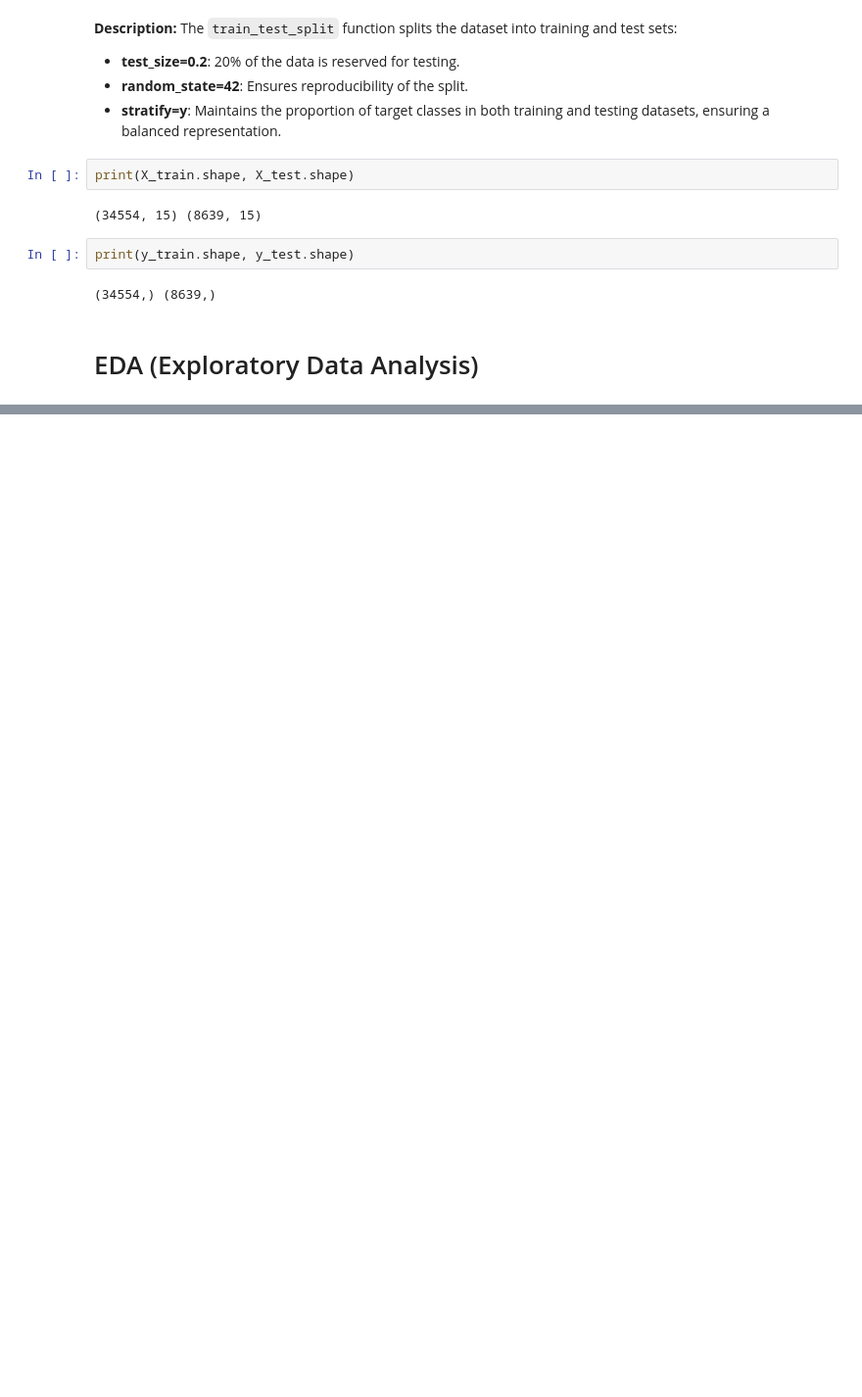
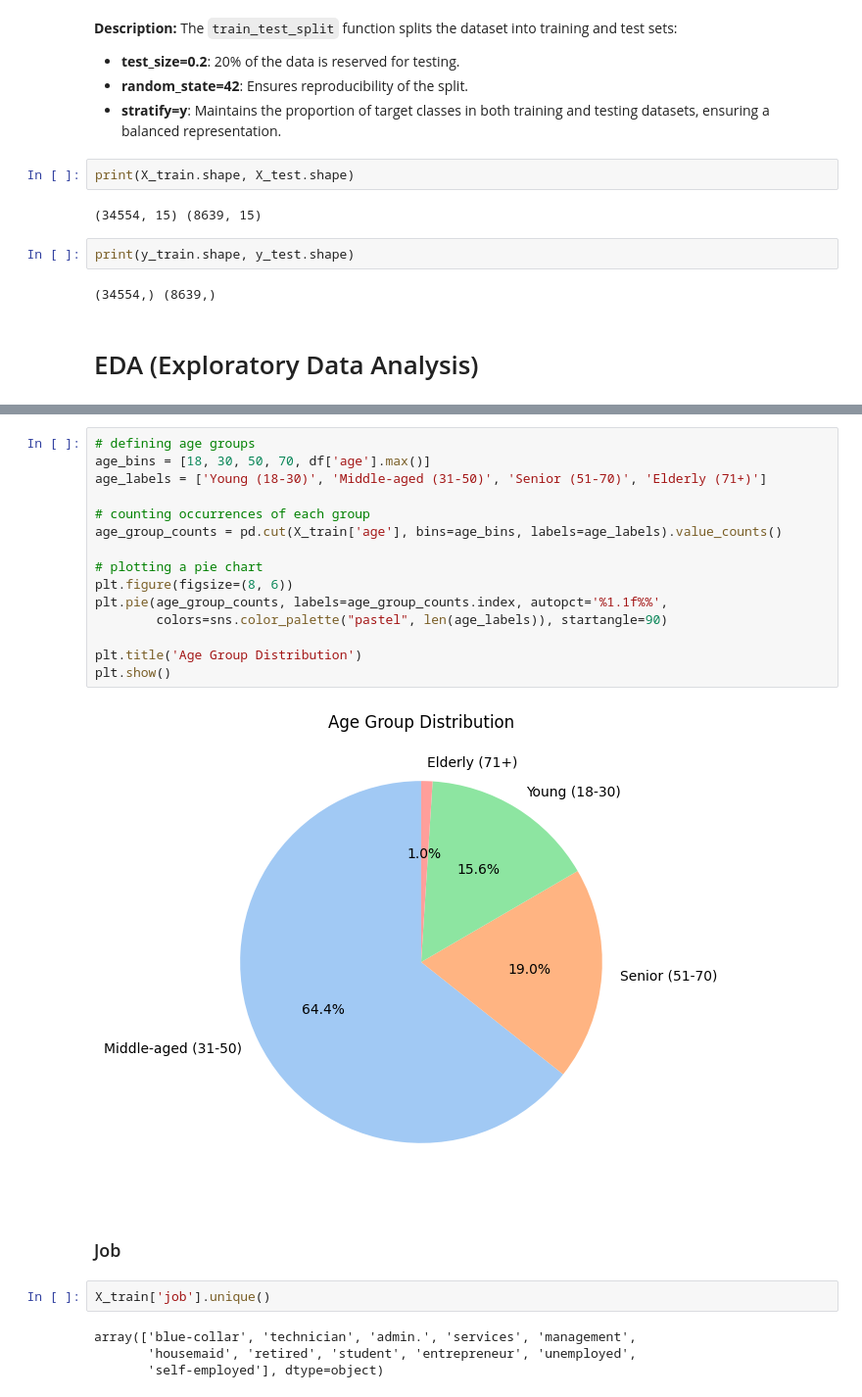
Before and after one commit to filipecorreia23/Bank-Term-Deposit-Prediction, a Jupyter notebook: notebooks/01. project-description-&-data-preparation-&-EDA.ipynb, the cells around one changed output, grey strips where cells are left out. Shown at 98% size. Drawn from its saved outputs; the diff is of its cells as text; blank space fills up the shorter version.

```diff
--- a/notebooks/01. project-description-&-data-preparation-&-EDA.ipynb
+++ b/notebooks/01. project-description-&-data-preparation-&-EDA.ipynb
@@ -387,0 +694,25 @@ print(y_train.shape, y_test.shape)
+# %%
+# defining age groups
+age_bins = [18, 30, 50, 70, df['age'].max()]
+age_labels = ['Young (18-30)', 'Middle-aged (31-50)', 'Senior (51-70)', 'Elderly (71+)']
+
+# counting occurrences of each group
+age_group_counts = pd.cut(X_train['age'], bins=age_bins, labels=age_labels).value_counts()
+
+# plotting a pie chart
+plt.figure(figsize=(8, 6))
+plt.pie(age_group_counts, labels=age_group_counts.index, autopct='%1.1f%%',
+        colors=sns.color_palette("pastel", len(age_labels)), startangle=90)
+
+plt.title('Age Group Distribution')
+plt.show()
+# %% [output]
+[figure, added]
+# %% [markdown]
+### Job
+# %%
+X_train['job'].unique()
+# %% [output]
+array(['blue-collar', 'technician', 'admin.', 'services', 'management',
+       'housemaid', 'retired', 'student', 'entrepreneur', 'unemployed',
+       'self-employed'], dtype=object)
```
Also changed, not shown: parts of 119 cells of this notebook.
